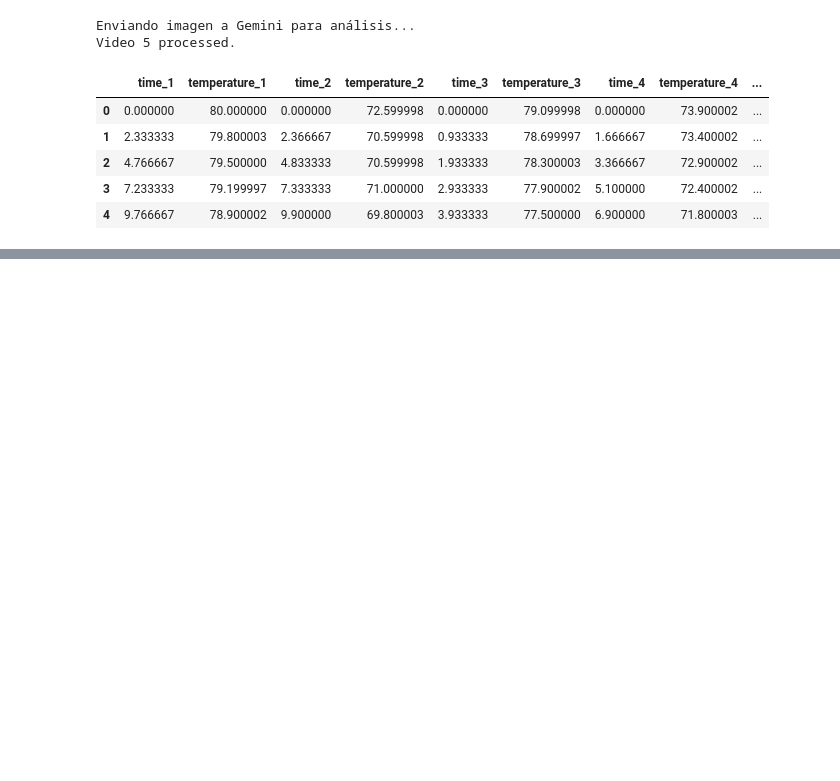
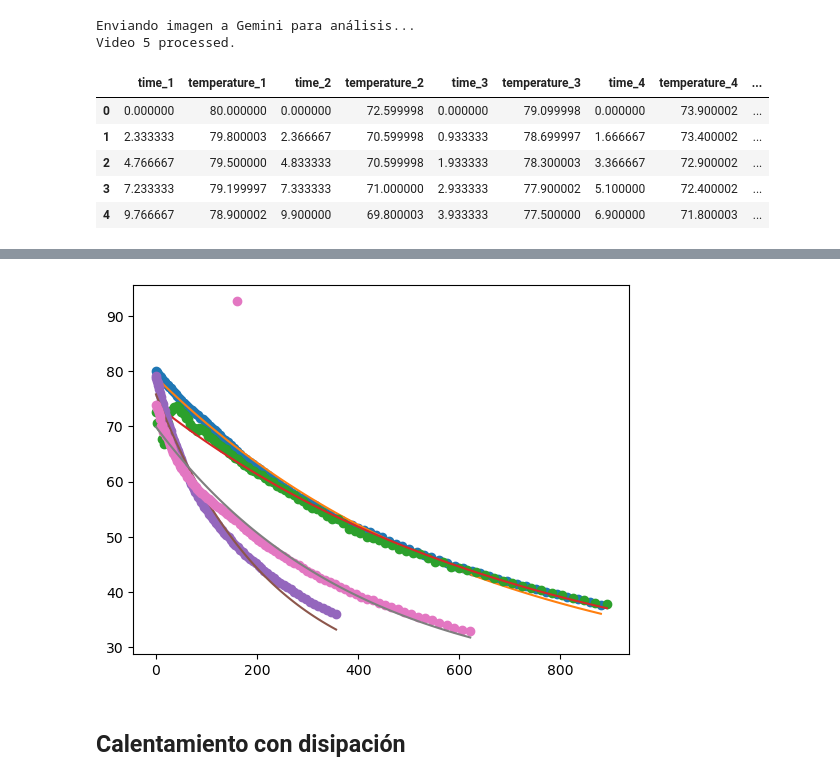
Before and after one commit to JuanSierra2003/hello-world, a Jupyter notebook: termoExp/enfriamiento/enfriamiento.ipynb, the cells around one changed output, grey strips where cells are left out. Cells and saved outputs as stored; diff of their text form; code cells hidden in the pictures; blank space fills up the shorter version.

```diff
--- a/termoExp/enfriamiento/enfriamiento.ipynb
+++ b/termoExp/enfriamiento/enfriamiento.ipynb
@@ -94,3 +94,6 @@ data.head()
 | 4 | 9.766667 | 78.900002 | 9.900000 | 69.800003 | 3.933333 | 77.500000 | 6.900000 | 71.800003 | ... |
 # %%
 data.to_csv('enfriamiento_data.csv', index=False)
+# %%
+data = pd.read_csv('enfriamiento_data.csv')
+data.head()
@@ -96,0 +107,14 @@ data.to_csv('enfriamiento_data.csv', index=False)
+# %%
+func_1 = lambda t, T_0, tau: func(t, T_0, 22, tau)
+# %%
+tau = []
+# %%
+for ii in range(1, 5):
+    args, covs = curve_fit(func_1, data[f'time_{ii}'], data[f'temperature_{ii}'], p0=[90, 1])
+    plt.plot(data[f'time_{ii}'], data[f'temperature_{ii}'], 'o', label=f'Video {ii}')
+    plt.plot(data[f'time_{ii}'], func_1(data[f'time_{ii}'], *args), '-', label=f'Fit Video {ii}')
+    tau.append(args[1])
+# %% [output]
+[figure, added]
+# %% [markdown]
+## Calentamiento con disipación
```
Also changed, not shown: parts of 18 cells of this notebook, 31 other files.
